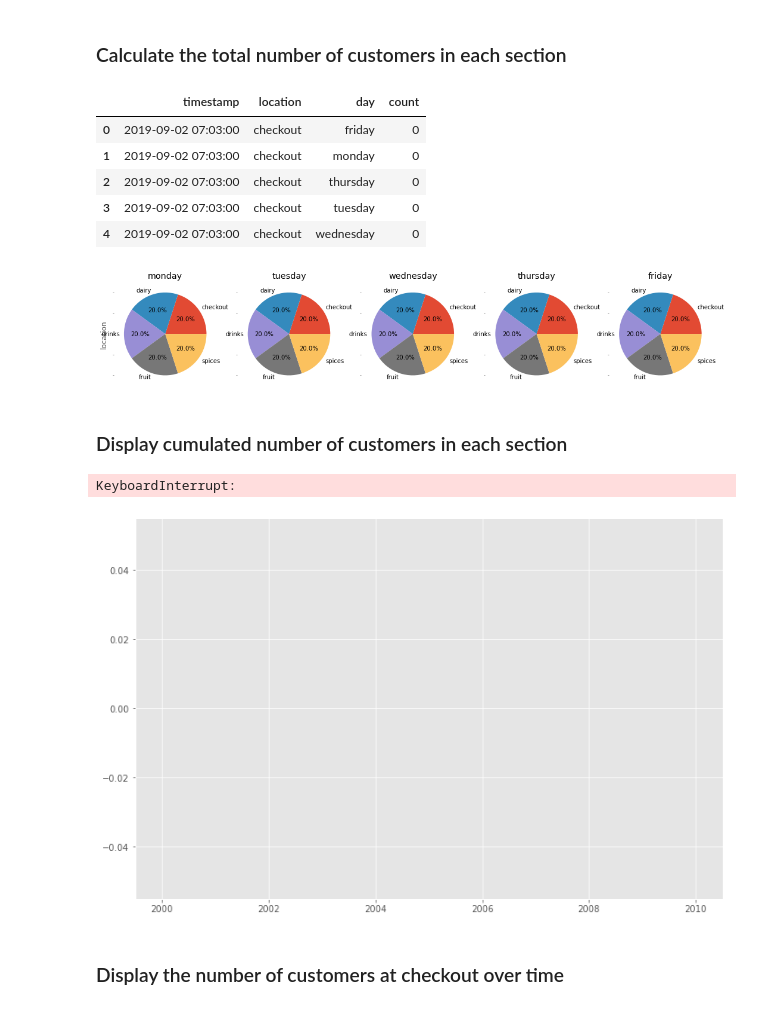
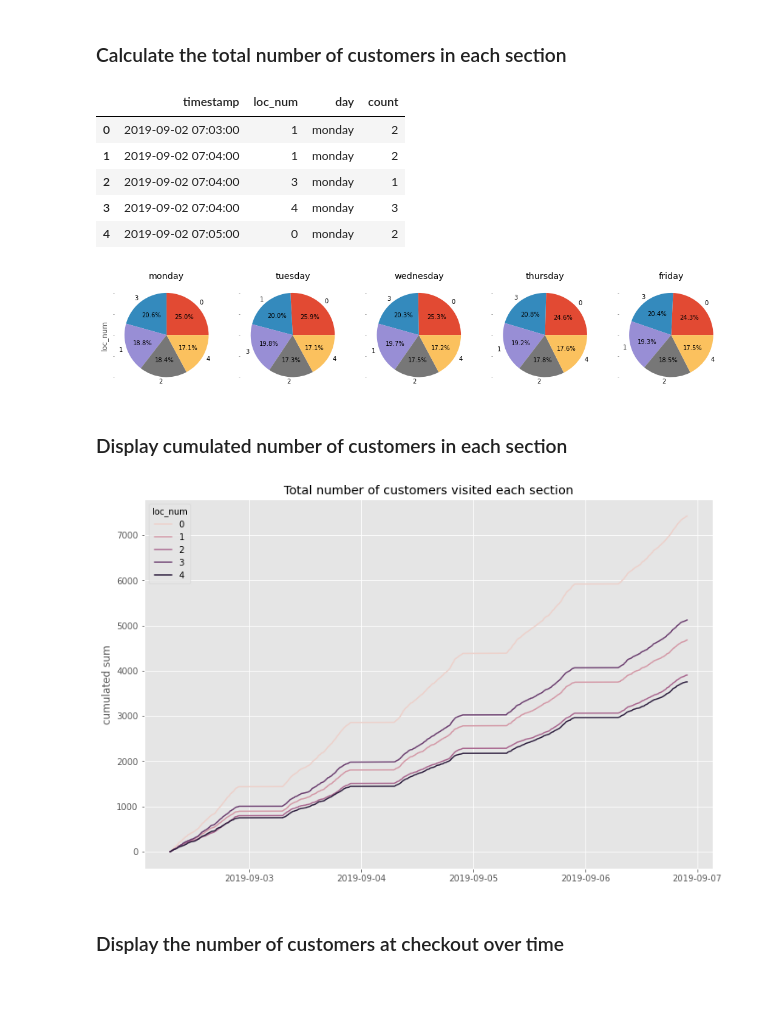
Before and after one commit to palexus/Lastrow, a Jupyter notebook: market.ipynb, the cells around one changed output. Saved outputs shown, nothing was run; the diff lists cells and outputs as text; code cells hidden in the pictures.

```diff
--- a/market.ipynb
+++ b/market.ipynb
@@ -60,39 +45,38 @@ week.head(10)
 # %% [markdown]
 ### Calculate the total number of customers in each section
 # %%
-week_count = week.groupby(['timestamp', "location", "day"]).agg({"customer_no":"count"}).reset_index()
+week_count = week.groupby(['timestamp', "loc_num", "day"]).agg({"customer_no":"count"}).reset_index()
 week_count.rename(columns={"customer_no":"count"}, inplace=True)
 week_count.head()
 # %% [output]
-|  | timestamp | location | day | count |
-| 0 | 2019-09-02 07:03:00 | checkout | friday | 0 |
-| 1 | 2019-09-02 07:03:00 | checkout | monday | 0 |
-| 2 | 2019-09-02 07:03:00 | checkout | thursday | 0 |
-| 3 | 2019-09-02 07:03:00 | checkout | tuesday | 0 |
-| 4 | 2019-09-02 07:03:00 | checkout | wednesday | 0 |
+|  | timestamp | loc_num | day | count |
+| 0 | 2019-09-02 07:03:00 | 1 | monday | 2 |
+| 1 | 2019-09-02 07:04:00 | 1 | monday | 2 |
+| 2 | 2019-09-02 07:04:00 | 3 | monday | 1 |
+| 3 | 2019-09-02 07:04:00 | 4 | monday | 3 |
+| 4 | 2019-09-02 07:05:00 | 0 | monday | 2 |
 # %%
 days = week["day"].unique()
 f, axes = plt.subplots(1, 5, sharey=True, figsize=(18, 8))
 for i, (ax, day) in enumerate(zip(axes, days)):
-    week_count.loc[week_count["day"]==day]["location"].value_counts().plot(kind="pie",
+    week_count.loc[week_count["day"]==day]["loc_num"].value_counts().plot(kind="pie",
                                                                            autopct='%1.1f%%',
                                                                            title=day,
                                                                            ax=ax)
 # %% [output]
-[figure, old version]
+[figure, new version]
 # %% [markdown]
 ### Display cumulated number of customers in each section
 # %%
-week_count["cumsum"] = week_count.groupby(["location"])["count"].cumsum()
+week_count["cumsum"] = week_count.groupby(["loc_num"])["count"].cumsum()
 
 fig, ax = plt.subplots(1, 1)
-sns.lineplot(data=week_count, x="timestamp", y="cumsum", hue="location", ax=ax)
+sns.lineplot(data=week_count, x="timestamp", y="cumsum", hue="loc_num", ax=ax)
 ax.set_ylabel("cumulated sum")
 ax.set_xlabel("")
 ax.set_title("Total number of customers visited each section");
 # %% [output]
-KeyboardInterrupt:
-[figure, old version]
+[figure, new version]
 # %% [markdown]
 ### Display the number of customers at checkout over time
 # %%
```
Also changed, not shown: parts of 18 cells of this notebook.
